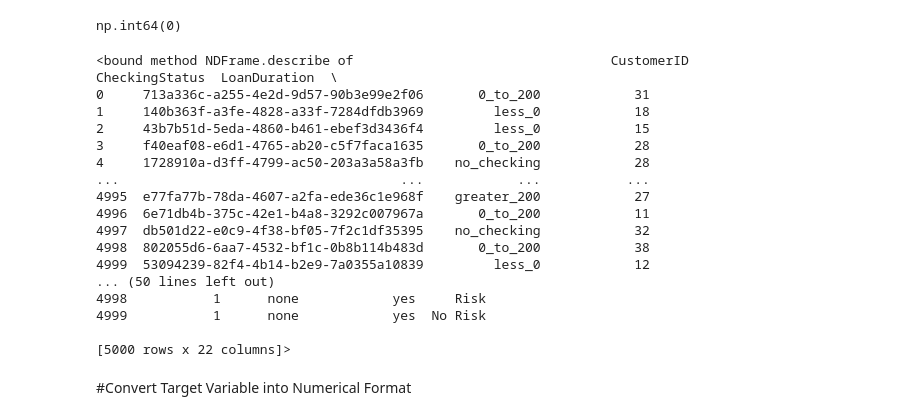
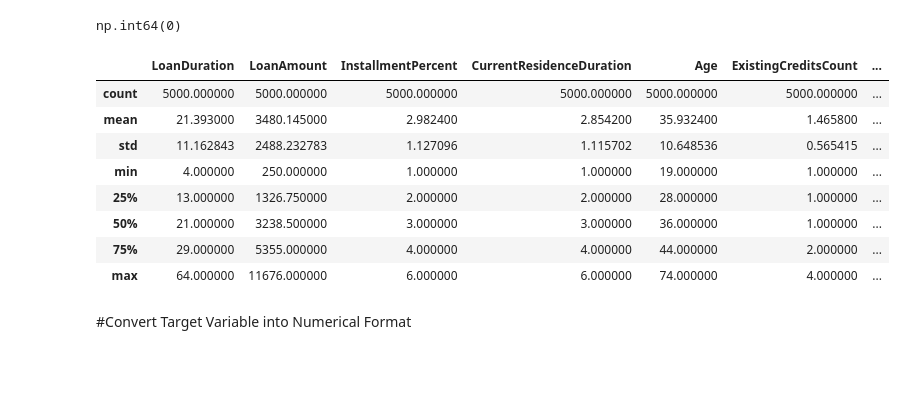
Before and after one commit to AdiChakote/classification-assignment, a Jupyter notebook: 01_German_Credit_Risk/notebooks/german_credit.ipynb, the cells around one changed output. Saved outputs shown, nothing was run; the diff lists cells and outputs as text; code cells hidden in the pictures; blank space fills up the shorter version.

```diff
--- a/01_German_Credit_Risk/notebooks/german_credit.ipynb
+++ b/01_German_Credit_Risk/notebooks/german_credit.ipynb
@@ -90,25 +90,17 @@ df.duplicated().sum()
 # %% [output]
 np.int64(0)
 # %%
-df.describe
+df.describe()
 # %% [output]
-<bound method NDFrame.describe of                                 CustomerID CheckingStatus  LoanDuration  \
-0     713a336c-a255-4e2d-9d57-90b3e99e2f06       0_to_200            31
-1     140b363f-a3fe-4828-a33f-7284dfdb3969         less_0            18
-2     43b7b51d-5eda-4860-b461-ebef3d3436f4         less_0            15
-3     f40eaf08-e6d1-4765-ab20-c5f7faca1635       0_to_200            28
-4     1728910a-d3ff-4799-ac50-203a3a58a3fb    no_checking            28
-...                                    ...            ...           ...
-4995  e77fa77b-78da-4607-a2fa-ede36c1e968f    greater_200            27
-4996  6e71db4b-375c-42e1-b4a8-3292c007967a       0_to_200            11
-4997  db501d22-e0c9-4f38-bf05-7f2c1df35395    no_checking            32
-4998  802055d6-6aa7-4532-bf1c-0b8b114b483d       0_to_200            38
-4999  53094239-82f4-4b14-b2e9-7a0355a10839         less_0            12
-... (50 lines left out)
-4998           1      none            yes     Risk
-4999           1      none            yes  No Risk
-
-[5000 rows x 22 columns]>
+|  | LoanDuration | LoanAmount | InstallmentPercent | CurrentResidenceDuration | Age | ExistingCreditsCount | ... |
+| count | 5000.000000 | 5000.000000 | 5000.000000 | 5000.000000 | 5000.000000 | 5000.000000 | ... |
+| mean | 21.393000 | 3480.145000 | 2.982400 | 2.854200 | 35.932400 | 1.465800 | ... |
+| std | 11.162843 | 2488.232783 | 1.127096 | 1.115702 | 10.648536 | 0.565415 | ... |
+| min | 4.000000 | 250.000000 | 1.000000 | 1.000000 | 19.000000 | 1.000000 | ... |
+| 25% | 13.000000 | 1326.750000 | 2.000000 | 2.000000 | 28.000000 | 1.000000 | ... |
+| 50% | 21.000000 | 3238.500000 | 3.000000 | 3.000000 | 36.000000 | 1.000000 | ... |
+| 75% | 29.000000 | 5355.000000 | 4.000000 | 4.000000 | 44.000000 | 2.000000 | ... |
+| max | 64.000000 | 11676.000000 | 6.000000 | 6.000000 | 74.000000 | 4.000000 | ... |
 # %% [markdown]
 #Convert Target Variable into Numerical Format
 # %%
```
Also changed, not shown: 2 other files.
